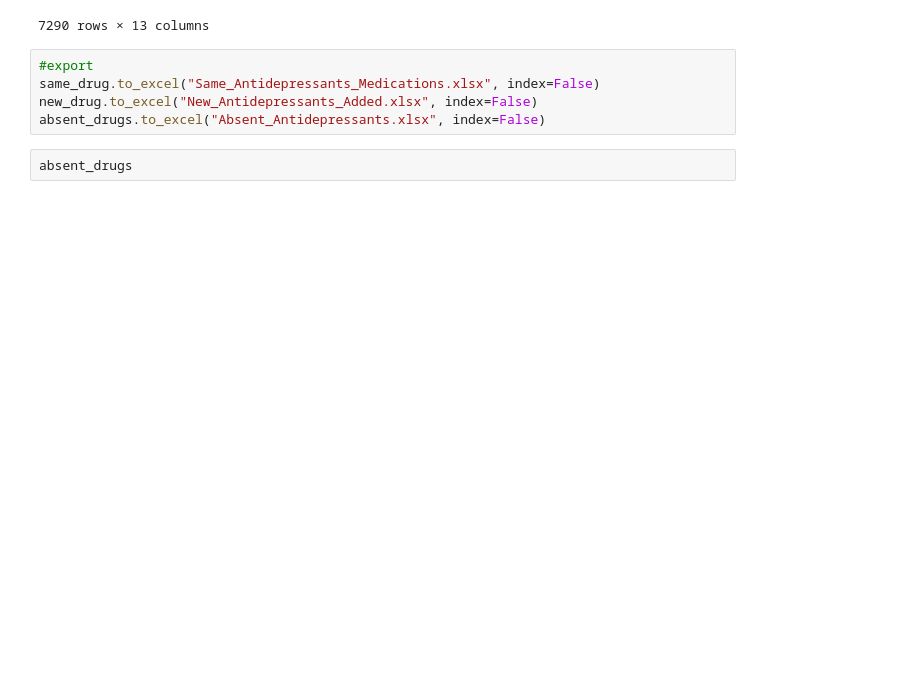
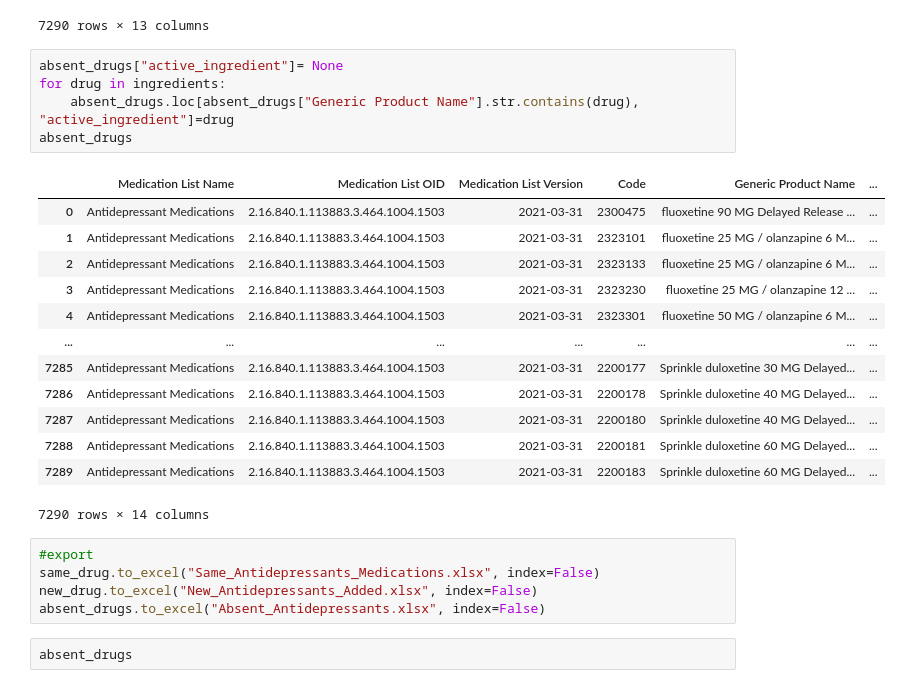
Before and after one commit to danielhmendoza01/Automatic_Code_Sets, a Jupyter notebook: NDC/Antidepressants/antidepressant_query.ipynb, the cells around one changed output. Saved outputs shown, nothing was run; the diff lists cells and outputs as text; blank space fills up the shorter version.

Commit message:
ingredient changes

```diff
--- a/NDC/Antidepressants/antidepressant_query.ipynb
+++ b/NDC/Antidepressants/antidepressant_query.ipynb
@@ -175,6 +175,25 @@ Count:  5450
 | 7288 | Antidepressant Medications | 2.16.840.1.113883.3.464.1004.1503 | 2021-03-31 | 2200181 | Sprinkle duloxetine 60 MG Delayed... | ... |
 | 7289 | Antidepressant Medications | 2.16.840.1.113883.3.464.1004.1503 | 2021-03-31 | 2200183 | Sprinkle duloxetine 60 MG Delayed... | ... |
 7290 rows × 13 columns
+# %%
+absent_drugs["active_ingredient"]= None
+for drug in ingredients:
+    absent_drugs.loc[absent_drugs["Generic Product Name"].str.contains(drug), "active_ingredient"]=drug
+absent_drugs
+# %% [output]
+|  | Medication List Name | Medication List OID | Medication List Version | Code | Generic Product Name | ... |
+| 0 | Antidepressant Medications | 2.16.840.1.113883.3.464.1004.1503 | 2021-03-31 | 2300475 | fluoxetine 90 MG Delayed Release ... | ... |
+| 1 | Antidepressant Medications | 2.16.840.1.113883.3.464.1004.1503 | 2021-03-31 | 2323101 | fluoxetine 25 MG / olanzapine 6 M... | ... |
+| 2 | Antidepressant Medications | 2.16.840.1.113883.3.464.1004.1503 | 2021-03-31 | 2323133 | fluoxetine 25 MG / olanzapine 6 M... | ... |
+| 3 | Antidepressant Medications | 2.16.840.1.113883.3.464.1004.1503 | 2021-03-31 | 2323230 | fluoxetine 25 MG / olanzapine 12 ... | ... |
+| 4 | Antidepressant Medications | 2.16.840.1.113883.3.464.1004.1503 | 2021-03-31 | 2323301 | fluoxetine 50 MG / olanzapine 6 M... | ... |
+| ... | ... | ... | ... | ... | ... | ... |
+| 7285 | Antidepressant Medications | 2.16.840.1.113883.3.464.1004.1503 | 2021-03-31 | 2200177 | Sprinkle duloxetine 30 MG Delayed... | ... |
+| 7286 | Antidepressant Medications | 2.16.840.1.113883.3.464.1004.1503 | 2021-03-31 | 2200178 | Sprinkle duloxetine 40 MG Delayed... | ... |
+| 7287 | Antidepressant Medications | 2.16.840.1.113883.3.464.1004.1503 | 2021-03-31 | 2200180 | Sprinkle duloxetine 40 MG Delayed... | ... |
+| 7288 | Antidepressant Medications | 2.16.840.1.113883.3.464.1004.1503 | 2021-03-31 | 2200181 | Sprinkle duloxetine 60 MG Delayed... | ... |
+| 7289 | Antidepressant Medications | 2.16.840.1.113883.3.464.1004.1503 | 2021-03-31 | 2200183 | Sprinkle duloxetine 60 MG Delayed... | ... |
+7290 rows × 14 columns
 # %%
 #export
 same_drug.to_excel("Same_Antidepressants_Medications.xlsx", index=False)
```
Also changed, not shown: 3 other files.
